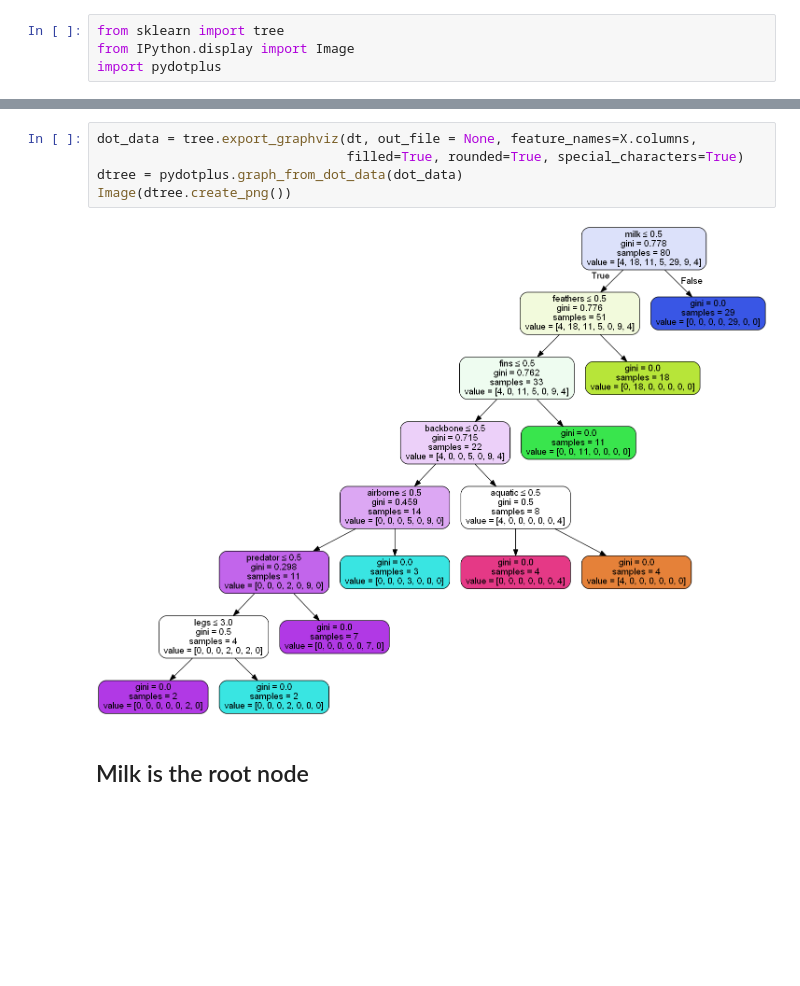
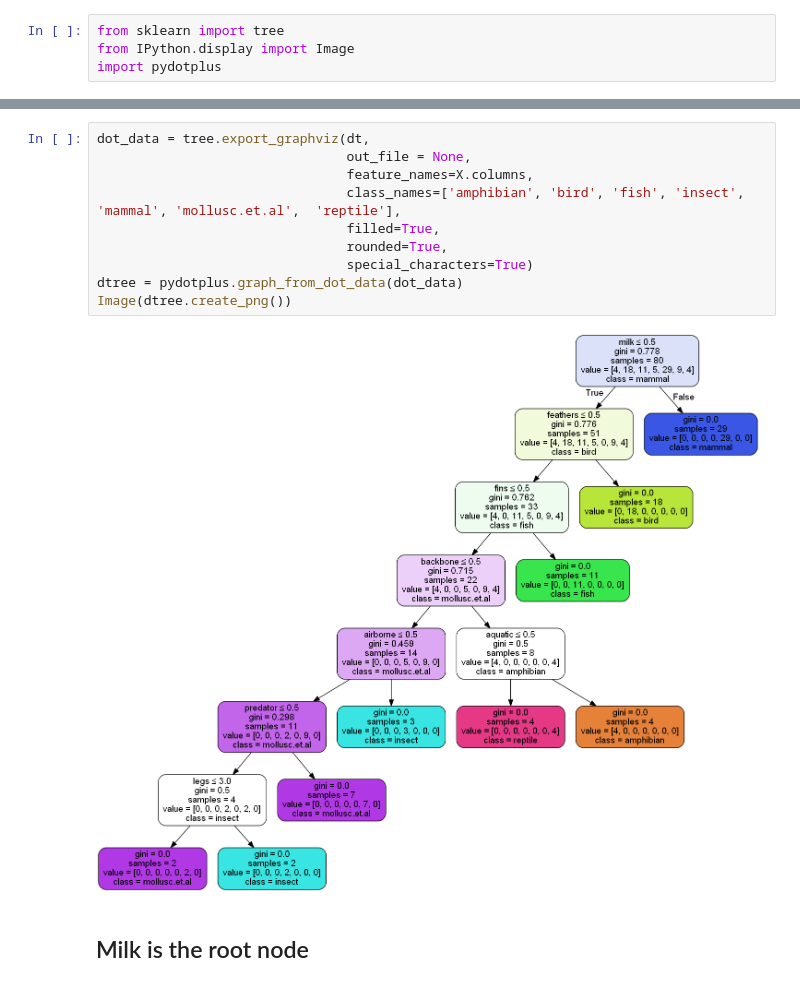
Before and after one commit to avdhootpatil/ML, a Jupyter notebook: 2. Decision Tree Classifier.ipynb, the cells around one changed output, grey strips where cells are left out. Drawn from its saved outputs; the diff is of its cells as text; blank space fills up the shorter version.

Commit message:
Add class names

```diff
--- a/2. Decision Tree Classifier.ipynb
+++ b/2. Decision Tree Classifier.ipynb
@@ -76,9 +88,14 @@ import pydotplus
 # %%
-dot_data = tree.export_graphviz(dt, out_file = None, feature_names=X.columns,
-                                filled=True, rounded=True, special_characters=True)
+dot_data = tree.export_graphviz(dt,
+                                out_file = None,
+                                feature_names=X.columns,
+                                class_names=['amphibian', 'bird', 'fish', 'insect', 'mammal', 'mollusc.et.al',  'reptile'],
+                                filled=True,
+                                rounded=True,
+                                special_characters=True)
 dtree = pydotplus.graph_from_dot_data(dot_data)
 Image(dtree.create_png())
 # %% [output]
-[figure, old version]
+[figure, new version]
 # %% [markdown]
 ## Milk is the root node
```
Also changed, not shown: parts of 1 cell of this notebook.
